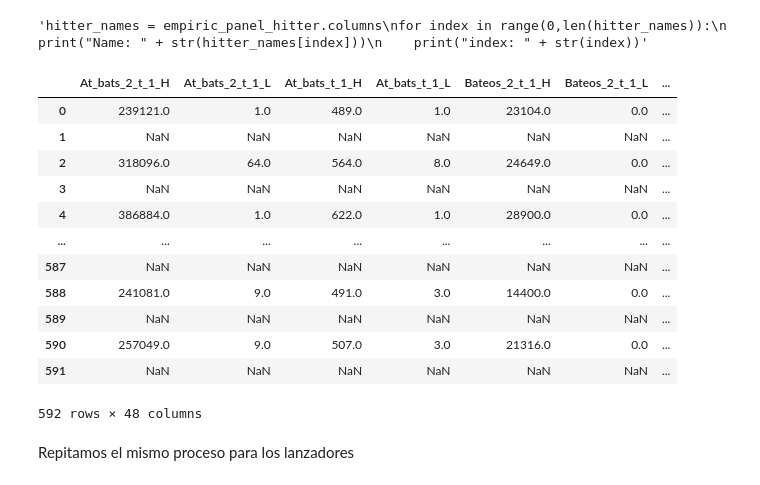
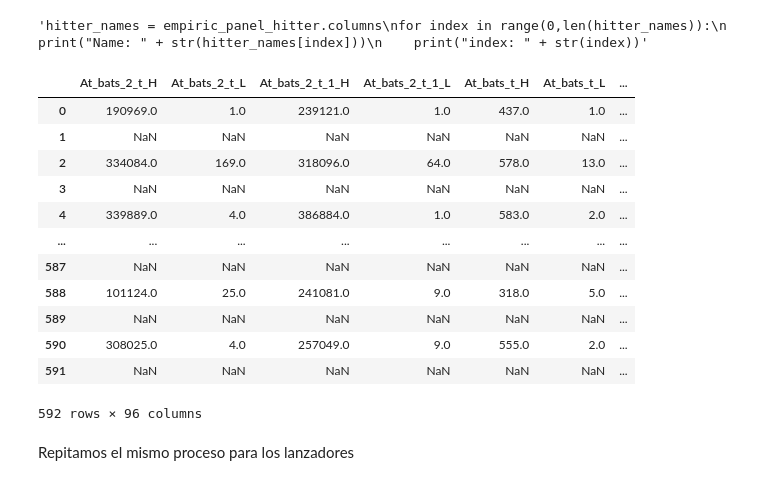
Before and after one commit to PhysTony/MLB_hardball_negotations, a Jupyter notebook: ETL_Scripts/Players/Free_Agent_Change/cumulative_change_comparison.ipynb, the cells around one changed output. Drawn from its saved outputs; the diff is of its cells as text; code cells hidden in the pictures.

```diff
--- a/ETL_Scripts/Players/Free_Agent_Change/cumulative_change_comparison.ipynb
+++ b/ETL_Scripts/Players/Free_Agent_Change/cumulative_change_comparison.ipynb
@@ -1723,3 +1709,30 @@ hitter_regular_stats = sorted(hitter_regular_stats)
+# %%
+hitter_regular_stats = ['At_bats_2_t', 'At_bats_t',
+                        'Bateos_2_t', 'Bateos_t',
+                        'Bateos_promedio_2_t', 'Bateos_promedio_t',
+                        'Dobles_2_t', 'Dobles_t',
+                        'Home_runs_2_t', 'Home_runs_t',
+                        'Juegos_iniciados_2_t', 'Juegos_iniciados_t',
+                        'Porcentaje_On_base_plus_slugging_2_t', 'Porcentaje_On_base_plus_slugging_t',
+                        'Porcentaje_on_base_2_t', 'Porcentaje_on_base_t',
+                        'Porcentaje_slugging_2_t', 'Porcentaje_slugging_t',
+                        'Runs_batted_in_2_t', 'Runs_batted_in_t',
+                        'Triples_2_t', 'Triples_t',
+                        'WAR_2_t', 'WAR_t',
+
+                        'At_bats_2_t_1', 'At_bats_t_1',
+                        'Bateos_2_t_1', 'Bateos_t_1',
+                        'Bateos_promedio_2_t_1', 'Bateos_promedio_t_1',
+                        'Dobles_2_t_1', 'Dobles_t_1',
+                        'Home_runs_2_t_1', 'Home_runs_t_1',
+                        'Juegos_iniciados_2_t_1', 'Juegos_iniciados_t_1',
+                        'Porcentaje_On_base_plus_slugging_2_t_1', 'Porcentaje_On_base_plus_slugging_t_1',
+                        'Porcentaje_on_base_2_t_1', 'Porcentaje_on_base_t_1',
+                        'Porcentaje_slugging_2_t_1', 'Porcentaje_slugging_t_1',
+                        'Runs_batted_in_2_t_1', 'Runs_batted_in_t_1',
+                        'Triples_2_t_1', 'Triples_t_1',
+                        'WAR_2_t_1', 'WAR_t_1']
+hitter_regular_stats = sorted(hitter_regular_stats)
 # %%
 # Hitter
 for stat in range(0,len(hitter_regular_stats)):
@@ -1746,23 +1759,23 @@ for index in range(0,len(hitter_names)):
 # %% [output]
 'hitter_names = empiric_panel_hitter.columns\nfor index in range(0,len(hitter_names)):\n    print("Name: " + str(hitter_names[index]))\n    print("index: " + str(index))'
 # %%
-start = empiric_panel_hitter.columns.get_loc('At_bats_2_t_1_H')
+start = empiric_panel_hitter.columns.get_loc('At_bats_2_t_H')
 end = empiric_panel_hitter.columns.get_loc('WAR_t_1_L') + 1
 empiric_panel_hitter.iloc[:,start:end]
 # %% [output]
-|  | At_bats_2_t_1_H | At_bats_2_t_1_L | At_bats_t_1_H | At_bats_t_1_L | Bateos_2_t_1_H | Bateos_2_t_1_L | ... |
-| 0 | 239121.0 | 1.0 | 489.0 | 1.0 | 23104.0 | 0.0 | ... |
+|  | At_bats_2_t_H | At_bats_2_t_L | At_bats_2_t_1_H | At_bats_2_t_1_L | At_bats_t_H | At_bats_t_L | ... |
+| 0 | 190969.0 | 1.0 | 239121.0 | 1.0 | 437.0 | 1.0 | ... |
 | 1 | NaN | NaN | NaN | NaN | NaN | NaN | ... |
-| 2 | 318096.0 | 64.0 | 564.0 | 8.0 | 24649.0 | 0.0 | ... |
+| 2 | 334084.0 | 169.0 | 318096.0 | 64.0 | 578.0 | 13.0 | ... |
 | 3 | NaN | NaN | NaN | NaN | NaN | NaN | ... |
-| 4 | 386884.0 | 1.0 | 622.0 | 1.0 | 28900.0 | 0.0 | ... |
+| 4 | 339889.0 | 4.0 | 386884.0 | 1.0 | 583.0 | 2.0 | ... |
 | ... | ... | ... | ... | ... | ... | ... | ... |
 | 587 | NaN | NaN | NaN | NaN | NaN | NaN | ... |
-| 588 | 241081.0 | 9.0 | 491.0 | 3.0 | 14400.0 | 0.0 | ... |
+| 588 | 101124.0 | 25.0 | 241081.0 | 9.0 | 318.0 | 5.0 | ... |
 | 589 | NaN | NaN | NaN | NaN | NaN | NaN | ... |
-| 590 | 257049.0 | 9.0 | 507.0 | 3.0 | 21316.0 | 0.0 | ... |
+| 590 | 308025.0 | 4.0 | 257049.0 | 9.0 | 555.0 | 2.0 | ... |
 | 591 | NaN | NaN | NaN | NaN | NaN | NaN | ... |
-592 rows × 48 columns
+592 rows × 96 columns
 # %% [markdown]
 Repitamos el mismo proceso para los lanzadores
 # %%
```
Also changed, not shown: parts of 22 cells of this notebook, 15 other files.
